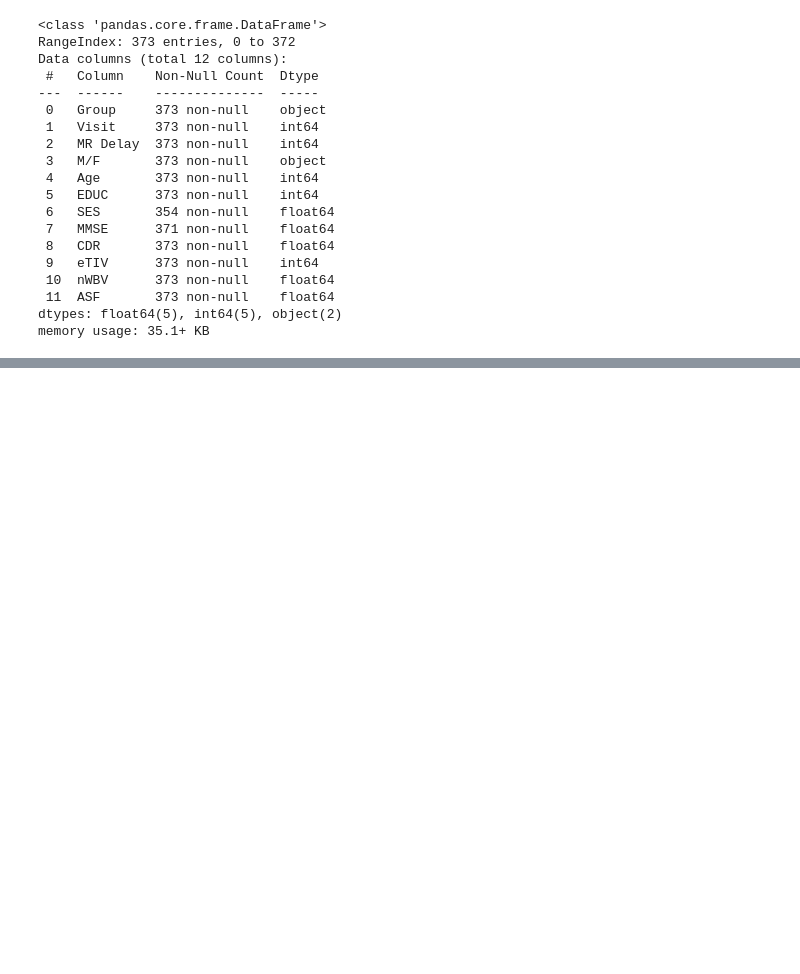
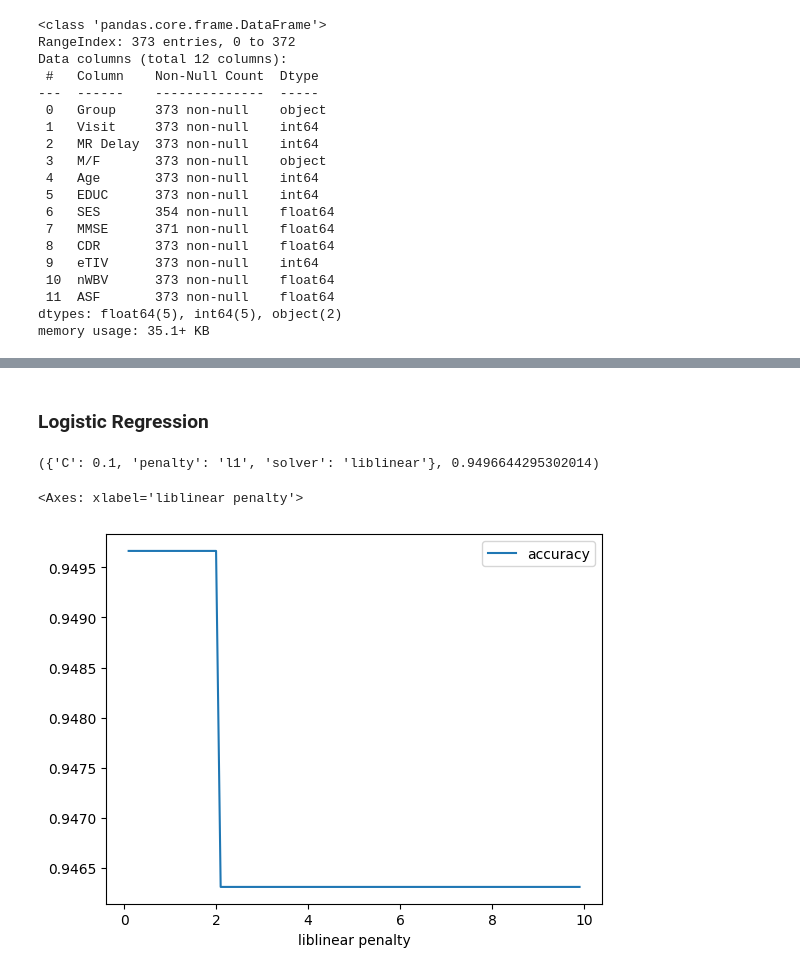
Before and after one commit to BenjaminRayner/MSCI446-Project, a Jupyter notebook: main.ipynb, the cells around one changed output, grey strips where cells are left out. Saved outputs shown, nothing was run; the diff lists cells and outputs as text; code cells hidden in the pictures; blank space fills up the shorter version.

```diff
--- a/main.ipynb
+++ b/main.ipynb
@@ -197,0 +50,23 @@ metrics.accuracy_score(y_test, prediction)
+# %%
+# Process categorical data (Group & M/F)
+df['Group'] = df['Group'].replace({'Demented': 1, 'Converted': 1, 'Nondemented': 0})
+map = pd.get_dummies(df['M/F'], prefix='is')
+df = pd.concat([df, map], axis=1)
+df.drop(columns='M/F', inplace=True)
+
+# Process missing entries.
+# Decided to fill with mean since don't want to shrink already small dataset
+df = df.fillna(df.mean())
+# df.dropna(inplace=True)
+# df.bfill(inplace=True, limit=None)
+# df.ffill(inplace=True, limit=None)
+
+# Removing outliers did not improve cv error
+# for feature in ['MR Delay', 'Age', 'EDUC', 'MMSE', 'eTIV', 'nWBV', 'ASF']:
+#     datapoints = df[feature]
+#     mean = datapoints.mean()
+#     std = datapoints.std()
+#     outliers = (datapoints < mean-3*std) | (datapoints > mean+3*std)
+#     df.drop(index=df[outliers].index, inplace=True)
+
+df
@@ -197,0 +98,29 @@ metrics.accuracy_score(y_test, prediction)
+# %% [markdown]
+### Logistic Regression
+# %%
+# Logistic regression hyperparameter tuning.
+# Tests 100 penalty values per combination.
+C = np.arange(0.1,10,0.1)
+params = [
+          {'penalty': ['l1'],
+           'solver': ['liblinear', 'saga'],
+           'C': C},
+          {'penalty': ['l2'],
+           'solver': ['lbfgs', 'liblinear', 'newton-cg', 'newton-cholesky', 'sag', 'saga'],
+           'C': C}
+         ]
+
+# Using LeaveOneOut cv since our dataset is relativelty small. Keeps bias low.
+model = GridSearchCV(estimator=LogisticRegression(n_jobs=-1, max_iter=1000), param_grid=params, n_jobs=-1, scoring='accuracy', cv=LeaveOneOut())
+model.fit(X_train, y_train)
+model.best_params_, model.best_score_
+# %% [output]
+({'C': 0.1, 'penalty': 'l1', 'solver': 'liblinear'}, 0.9496644295302014)
+# %%
+df = pd.DataFrame()
+df['liblinear penalty'] = np.arange(0.1,10,0.1)
+df['accuracy'] = model.cv_results_['mean_test_score'][0:198:2]
+df.plot(x='liblinear penalty')
+# %% [output]
+<Axes: xlabel='liblinear penalty'>
+[figure, added]
```
Also changed, not shown: parts of 45 cells of this notebook.
